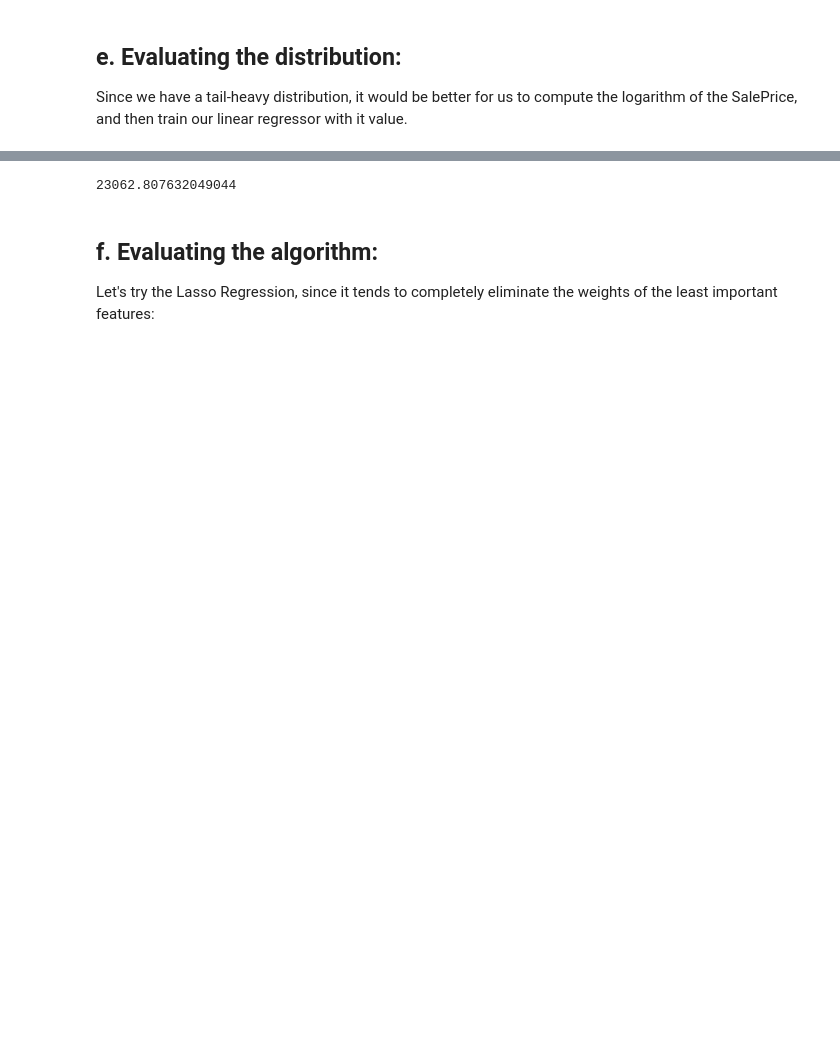
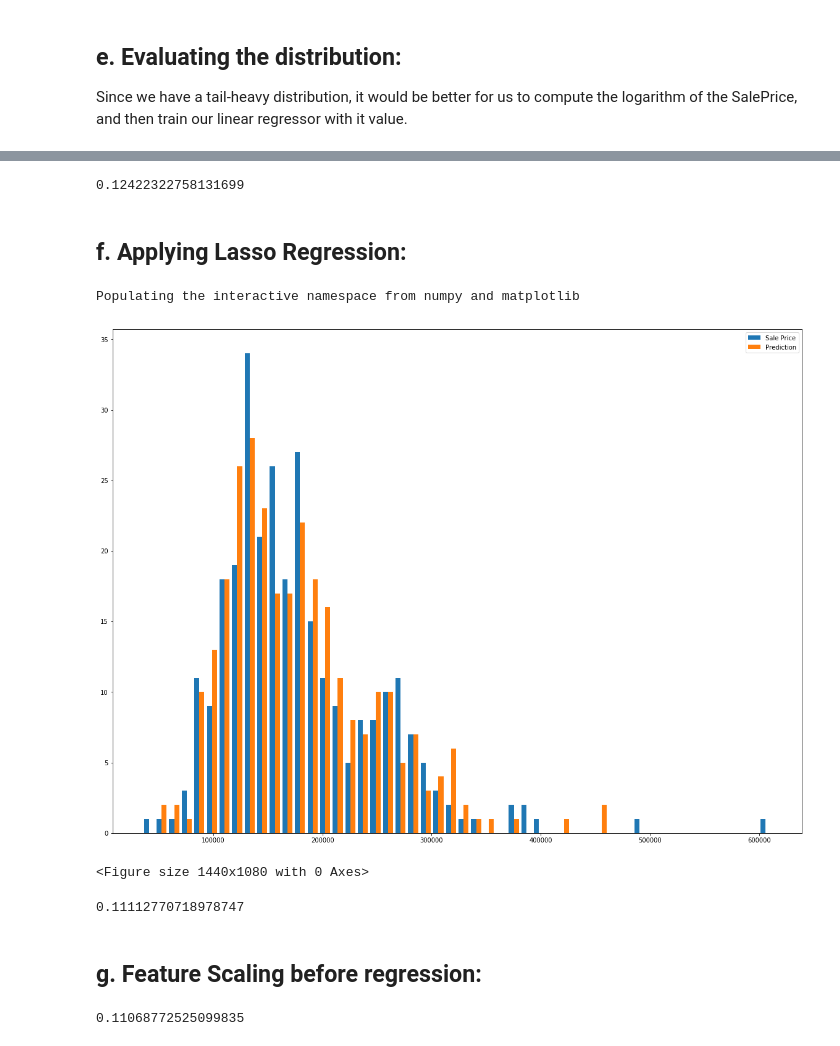
Before and after one commit to miguelfs/house-prices, a Jupyter notebook: trabalho_ML.ipynb, the cells around one changed output, grey strips where cells are left out. Cells and saved outputs as stored; diff of their text form; code cells hidden in the pictures; blank space fills up the shorter version.

```diff
--- a/trabalho_ML.ipynb
+++ b/trabalho_ML.ipynb
@@ -417,10 +460,28 @@ Populating the interactive namespace from numpy and matplotlib
 <Figure size 1440x1080 with 0 Axes>
+# %%
+
+ms_log_error = mean_squared_log_error(test_regression_set['SalePrice'], predictions)
+rms_log_error = np.sqrt(ms_log_error)
+rms_log_error
+# %% [output]
+0.12422322758131699
+# %% [markdown]
+## f. Applying Lasso Regression: ##
+# %%
+lasso_regression = Lasso(alpha = 0.0005, random_state=1)
+lasso_regression.fit(train_regression_set.drop(['SalePrice', 'Id', "log1p_SalePrice"], axis=1), train_regression_set["log1p_SalePrice"])
+
+log1p_predictions = lasso_regression.predict(test_regression_set.drop(['SalePrice', 'Id', "log1p_SalePrice"], axis=1))
+predictions = np.expm1(log1p_predictions)
+
+plot_hist_values_x_predictions(test_regression_set['SalePrice'], predictions)
+# %% [output]
+Populating the interactive namespace from numpy and matplotlib
+[figure, added]
+<Figure size 1440x1080 with 0 Axes>
 # %%
-lin_mse = mean_squared_error(test_regression_set['SalePrice'], predictions)
-lin_rmse = np.sqrt(lin_mse)
-lin_rmse
+ms_log_error = mean_squared_log_error(test_regression_set['SalePrice'], predictions)
+rms_log_error = np.sqrt(ms_log_error)
+rms_log_error
 # %% [output]
-23062.807632049044
+0.11112770718978747
-# %% [markdown]
-## f. Evaluating the algorithm: ##
-Let's try the Lasso Regression, since it tends to completely eliminate the weights of the least important features:
@@ -441,0 +488,18 @@ plt.show()
+# %% [markdown]
+## g. Feature Scaling before regression:
+# %%
+scaler = StandardScaler()
+scaled_train_data = scaler.fit_transform(train_regression_set.drop(['SalePrice', 'Id', "log1p_SalePrice"], axis=1))
+scaled_test_data = scaler.fit_transform(test_regression_set.drop(['SalePrice', 'Id', "log1p_SalePrice"], axis=1))
+
+lasso_regression = Lasso(alpha = 0.0005, random_state=1)
+lasso_regression.fit(scaled_train_data, train_regression_set["log1p_SalePrice"])
+
+log1p_predictions = lasso_regression.predict(scaled_test_data)
+predictions = np.expm1(log1p_predictions)
+
+ms_log_error = mean_squared_log_error(test_regression_set['SalePrice'], predictions)
+rms_log_error = np.sqrt(ms_log_error)
+rms_log_error
+# %% [output]
+0.11068772525099835
```
Also changed, not shown: parts of 22 cells of this notebook.
